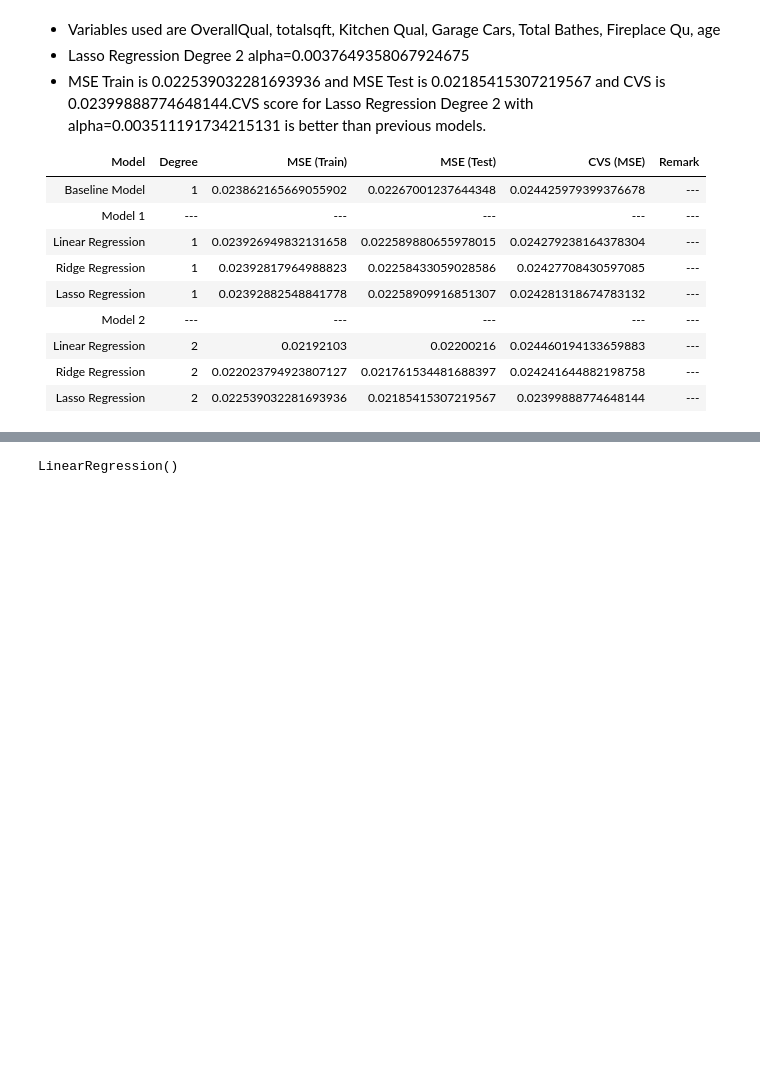
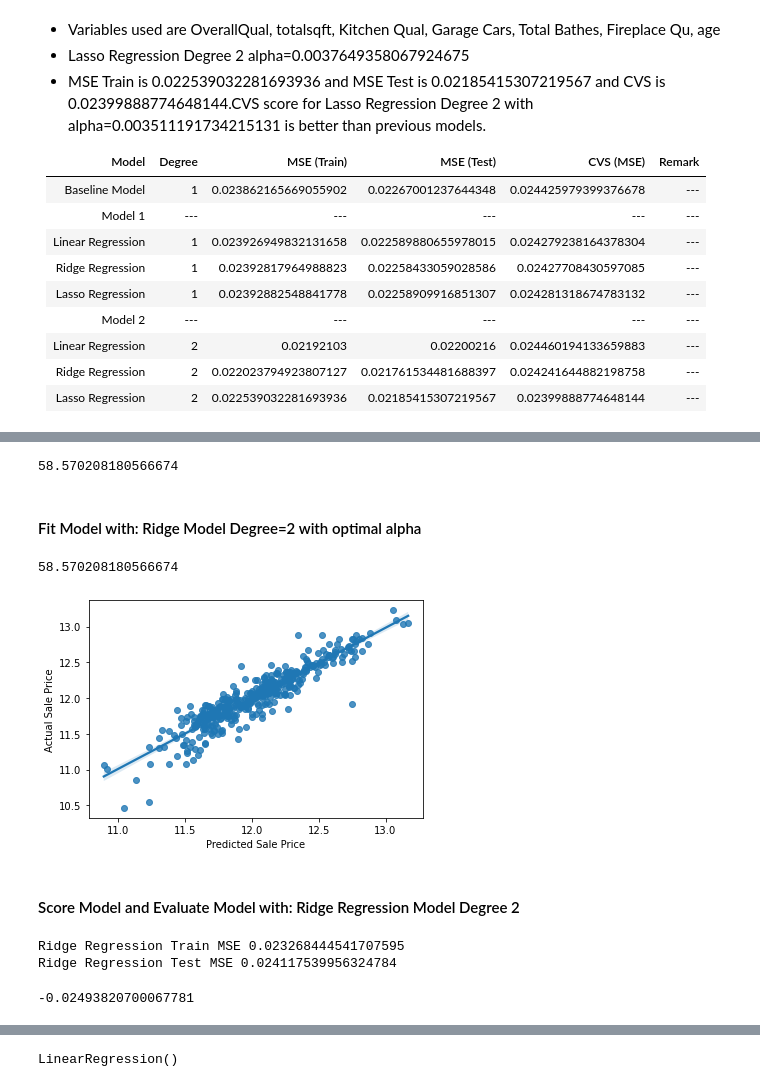
Before and after one commit to yyuetmeng/GA-Project, a Jupyter notebook: Project 2 Ver 2- AMES housing/code/Project 2 Version 2.ipynb, the cells around one changed output, grey strips where cells are left out. Cells and saved outputs as stored; diff of their text form; code cells hidden in the pictures; blank space fills up the shorter version.

```diff
--- a/Project 2 Ver 2- AMES housing/code/Project 2 Version 2.ipynb
+++ b/Project 2 Ver 2- AMES housing/code/Project 2 Version 2.ipynb
@@ -1346,0 +1440,51 @@ array([ 0.        ,  0.1153514 ,  0.15942768,  0.05142897,  0.04672644,
+# %%
+# Creates a polynomial ridge regression model for degree =2
+poly = PolynomialFeatures(2)
+
+# transforms the existing features to higher degree features.
+X_train_ridge_poly22 = poly.fit_transform(Z_train)
+X_test_ridge_poly22 = poly.transform(Z_test)
+
+r_alphas = np.logspace(0, 5, 100)
+# Cross-validate over our list of ridge alphas.
+ridge_poly22_cv = RidgeCV(alphas=r_alphas, scoring='neg_mean_squared_error', cv=5)
+ridge_poly22_cv = ridge_poly22_cv.fit(X_train_ridge_poly22, y_train)
+# %%
+ridge_poly22_cv.alpha_
+# %% [output]
+58.570208180566674
+# %% [markdown]
+#### Fit Model with: Ridge Model Degree=2 with optimal alpha
+# %%
+# Fit model using best alpha!
+ridge_poly22 = Ridge(alpha=ridge_poly22_cv.alpha_)
+ridge_poly22 = ridge_poly22.fit(X_train_ridge_poly22, y_train)
+# %%
+ridge_poly22_cv.alpha_
+# %% [output]
+58.570208180566674
+# %%
+ax=sns.regplot(ridge_poly22.predict(X_test_ridge_poly22),y_test)
+ax.set(xlabel='Predicted Sale Price', ylabel='Actual Sale Price')
+plt.show()
+# %% [output]
+[figure, added]
+# %% [markdown]
+#### Score Model and Evaluate Model with: Ridge Regression Model Degree 2
+# %%
+#Training Set
+print('Ridge Regression Train MSE',metrics.mean_squared_error(y_train,ridge_poly22.predict(X_train_ridge_poly22)))
+print('Ridge Regression Test MSE',metrics.mean_squared_error(y_test,ridge_poly22.predict(X_test_ridge_poly22)))
+# %% [output]
+Ridge Regression Train MSE 0.023268444541707595
+Ridge Regression Test MSE 0.024117539956324784
+# %%
+cross_val_score(
+    ridge_poly22,
+    X_train_ridge_poly22,
+    y_train,
+    cv=5,
+    scoring= 'neg_mean_squared_error'
+).mean()
+# %% [output]
+-0.02493820700067781
```
Also changed, not shown: parts of 40 cells of this notebook, 1 other file.
